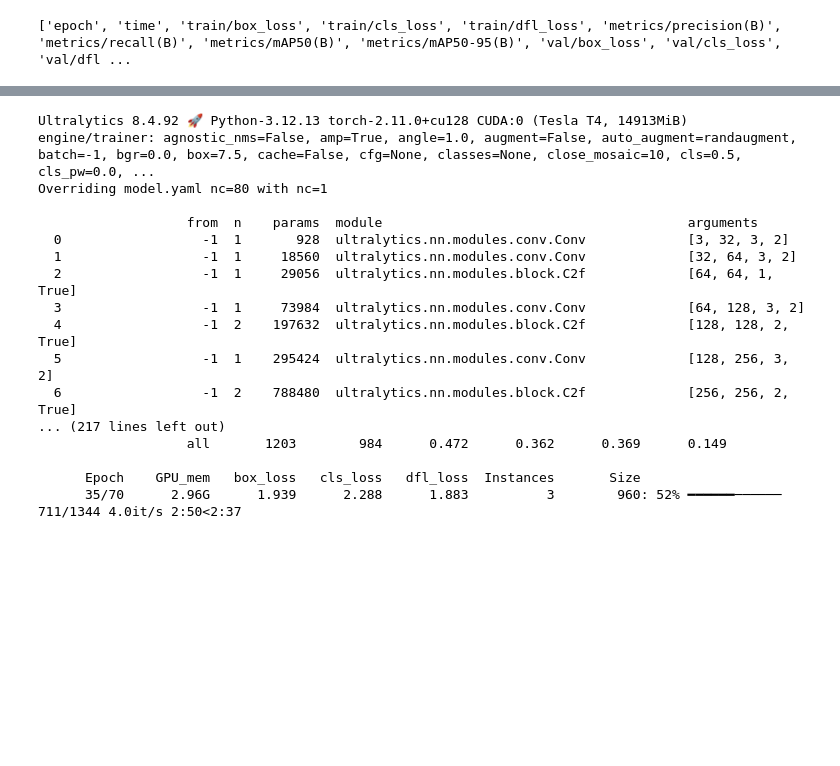
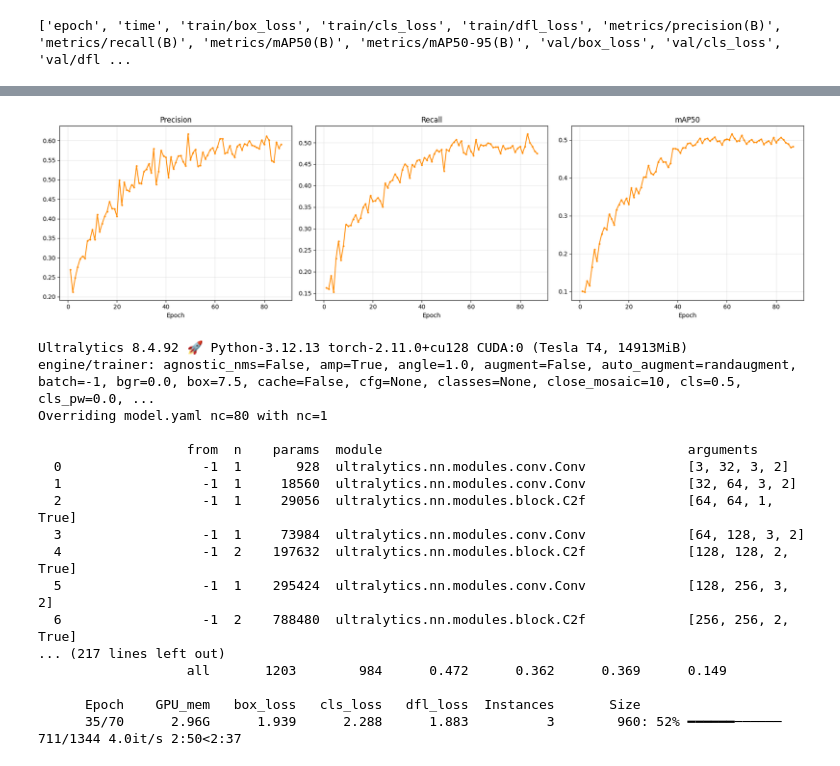
Before and after one commit to kibwale/nipe_macho, a Jupyter notebook: notebooks/testing_new_data.ipynb, the cells around one changed output, grey strips where cells are left out. Saved outputs shown, nothing was run; the diff lists cells and outputs as text; code cells hidden in the pictures; blank space fills up the shorter version.

```diff
--- a/notebooks/testing_new_data.ipynb
+++ b/notebooks/testing_new_data.ipynb
@@ -401 +329,11 @@ plt.show()
+# %%
+metrics = [
+    ("metrics/precision(B)", "Precision"),
+    ("metrics/recall(B)", "Recall"),
+    ("metrics/mAP50(B)", "mAP50"),
+]
+
+assess.plot_row(df, metrics)
+# %% [output]
+[figure, added]
 # %%
```
Also changed, not shown: parts of 16 cells of this notebook.
